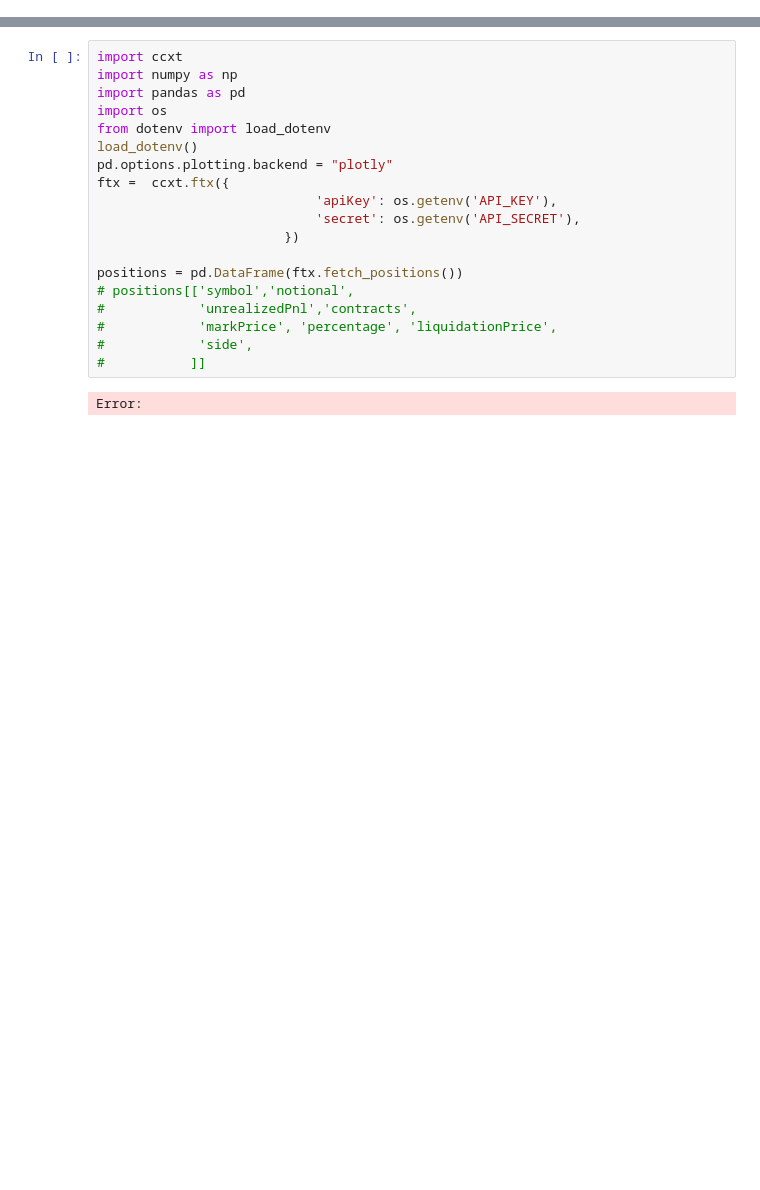
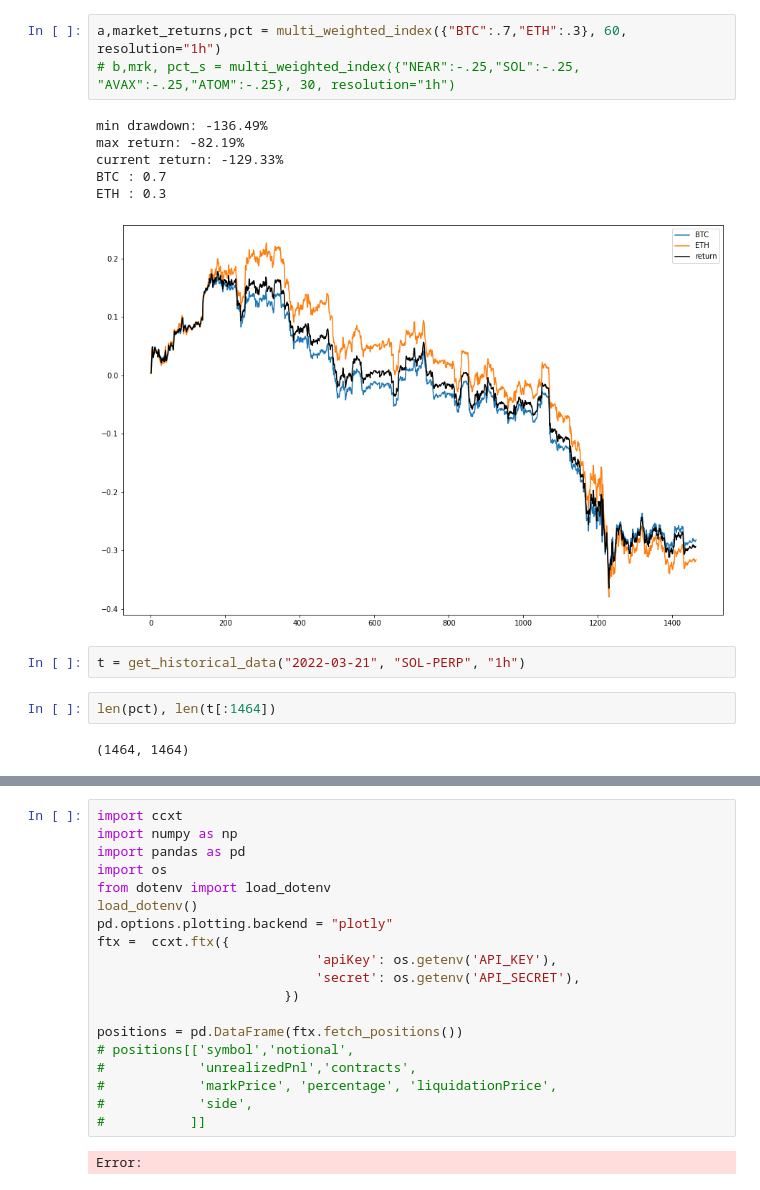
Before and after one commit to kGeee/zenith, a Jupyter notebook: testing.ipynb, the cells around one changed output, grey strips where cells are left out. Drawn from its saved outputs; the diff is of its cells as text; blank space fills up the shorter version.

```diff
--- a/testing.ipynb
+++ b/testing.ipynb
@@ -17,0 +145,16 @@ ALGO : -1
+# %%
+a,market_returns,pct = multi_weighted_index({"BTC":.7,"ETH":.3}, 60, resolution="1h")
+# b,mrk, pct_s = multi_weighted_index({"NEAR":-.25,"SOL":-.25, "AVAX":-.25,"ATOM":-.25}, 30, resolution="1h")
+# %% [output]
+min drawdown: -136.49%
+max return: -82.19%
+current return: -129.33%
+BTC : 0.7
+ETH : 0.3
+[figure, added]
+# %%
+t = get_historical_data("2022-03-21", "SOL-PERP", "1h")
+# %%
+len(pct), len(t[:1464])
+# %% [output]
+(1464, 1464)
```
Also changed, not shown: parts of 15 cells of this notebook, 10 other files.
